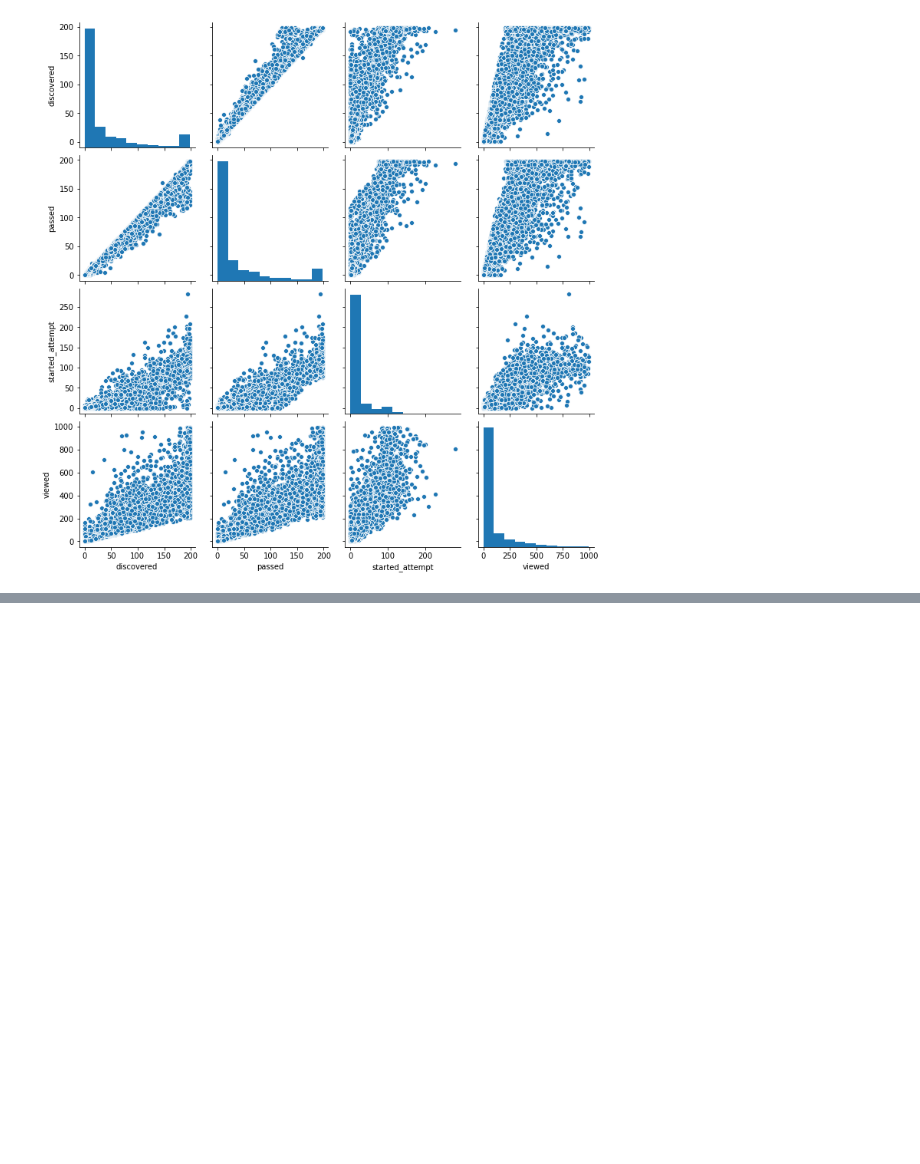
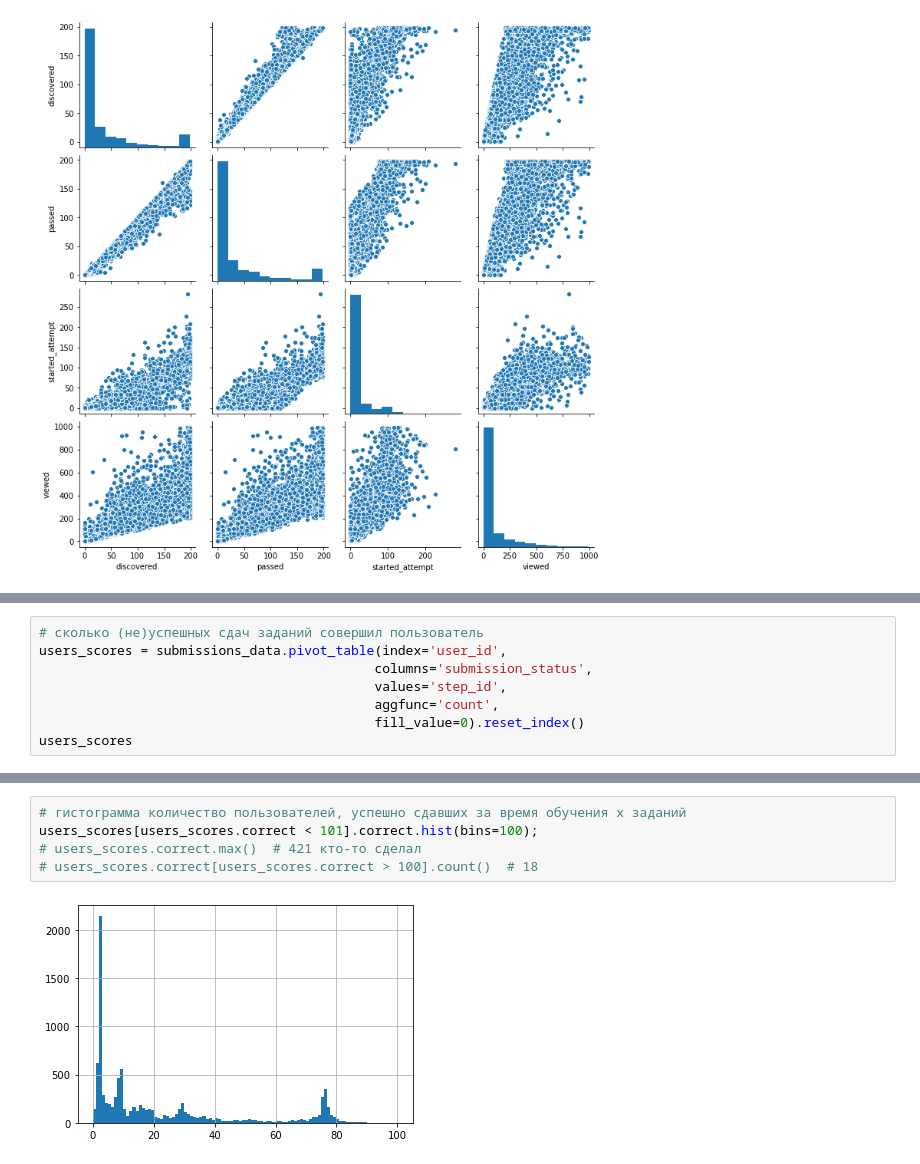
Before and after one commit to gbrs/Intro_DS_ML_Stepic_Karpov, a Jupyter notebook: ml_contest.ipynb, the cells around one changed output, grey strips where cells are left out. Drawn from its saved outputs; the diff is of its cells as text; blank space fills up the shorter version.

Commit message:
ploted histograms of (un)correct attempts

```diff
--- a/ml_contest.ipynb
+++ b/ml_contest.ipynb
@@ -416,0 +412,8 @@ user_actions.query("discovered == viewed & passed > 100")
+# %%
+# сколько (не)успешных сдач заданий совершил пользователь
+users_scores = submissions_data.pivot_table(index='user_id',
+                                           columns='submission_status',
+                                           values='step_id',
+                                           aggfunc='count',
+                                           fill_value=0).reset_index()
+users_scores
@@ -416,0 +434,7 @@ user_actions.query("discovered == viewed & passed > 100")
+# %%
+# гистограмма количество пользователей, успешно сдавших за время обучения x заданий
+users_scores[users_scores.correct < 101].correct.hist(bins=100);
+# users_scores.correct.max()  # 421 кто-то сделал
+# users_scores.correct[users_scores.correct > 100].count()  # 18
+# %% [output]
+[figure, added]
```
Also changed, not shown: parts of 3 cells of this notebook.
